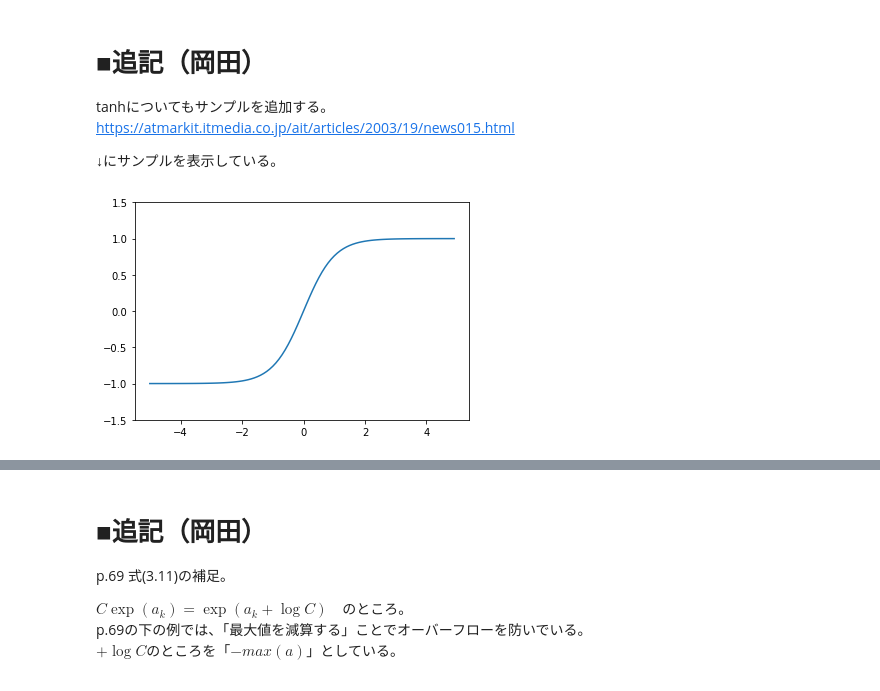
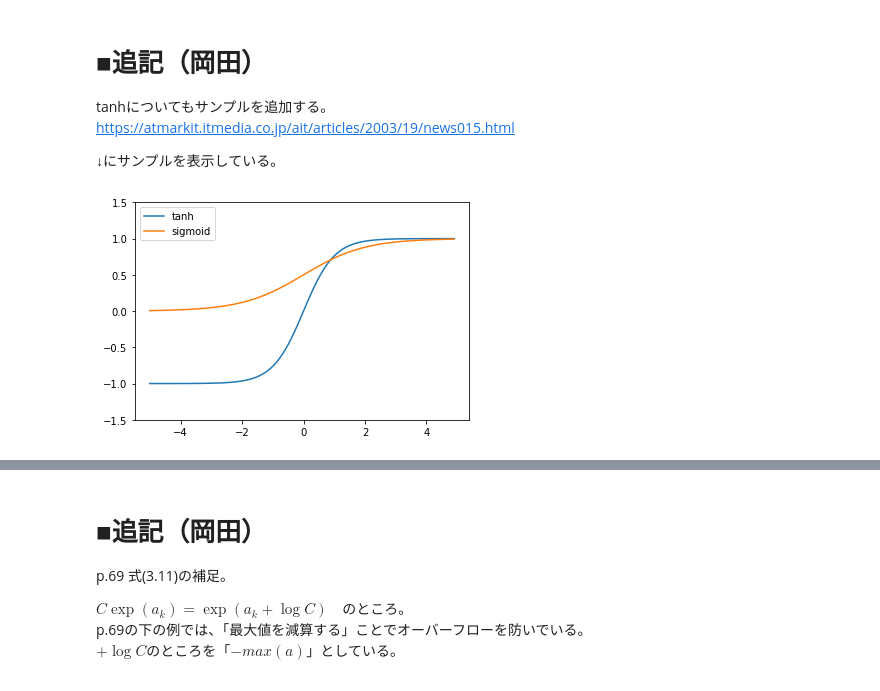
Before and after one commit to okada-tak/deep-learning-from-scratch, a Jupyter notebook: notebooks/ch03.ipynb, the cells around one changed output, grey strips where cells are left out. Saved outputs shown, nothing was run; the diff lists cells and outputs as text; code cells hidden in the pictures.

```diff
--- a/notebooks/ch03.ipynb
+++ b/notebooks/ch03.ipynb
@@ -118,14 +123,19 @@ https://atmarkit.itmedia.co.jp/ait/articles/2003/19/news015.html
 # %%
 import numpy as np
 import matplotlib.pylab as plt
 
 def tanh(x):
   return (np.exp(x) - np.exp(-x)) / (np.exp(x) + np.exp(-x))
 
 x = np.arange(-5.0, 5.0, 0.1)
 y = tanh(x)
-plt.plot(x, y)
+plt.plot(x, y, label='tanh')
 plt.ylim(-1.5, 1.5)
+
+# sigmoidも表示
+y1 = sigmoid(x)
+plt.plot(x, y1, label='sigmoid')
+plt.legend()
 plt.show()
 # %% [output]
-[figure, old version]
+[figure, new version]
```
Also changed, not shown: parts of 3 cells of this notebook.
